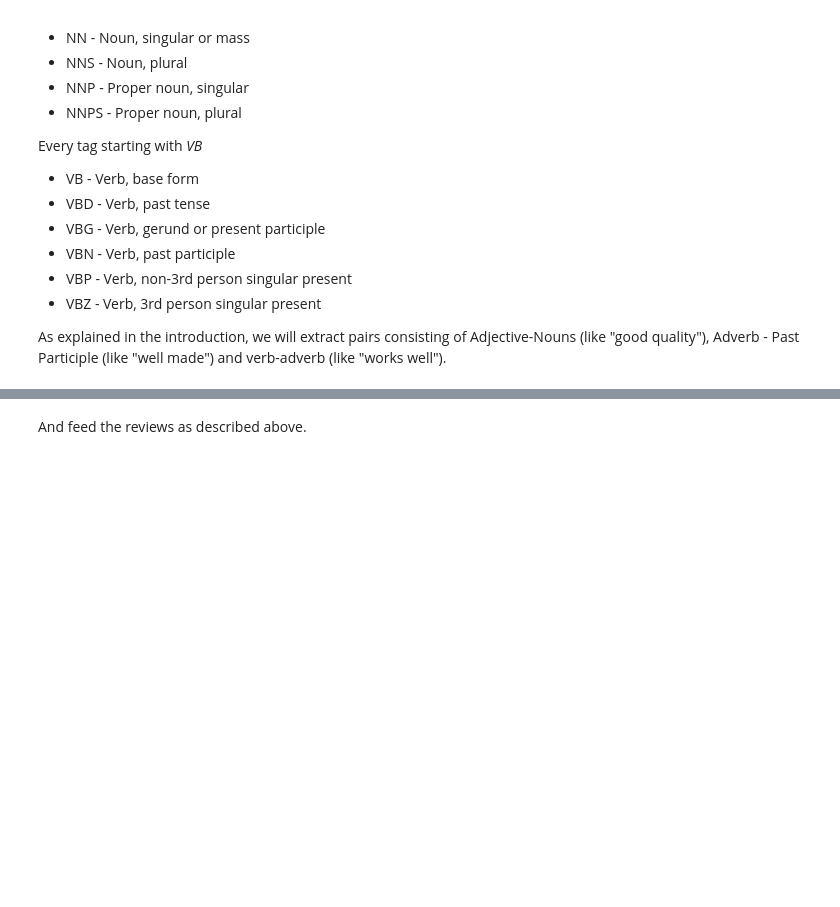
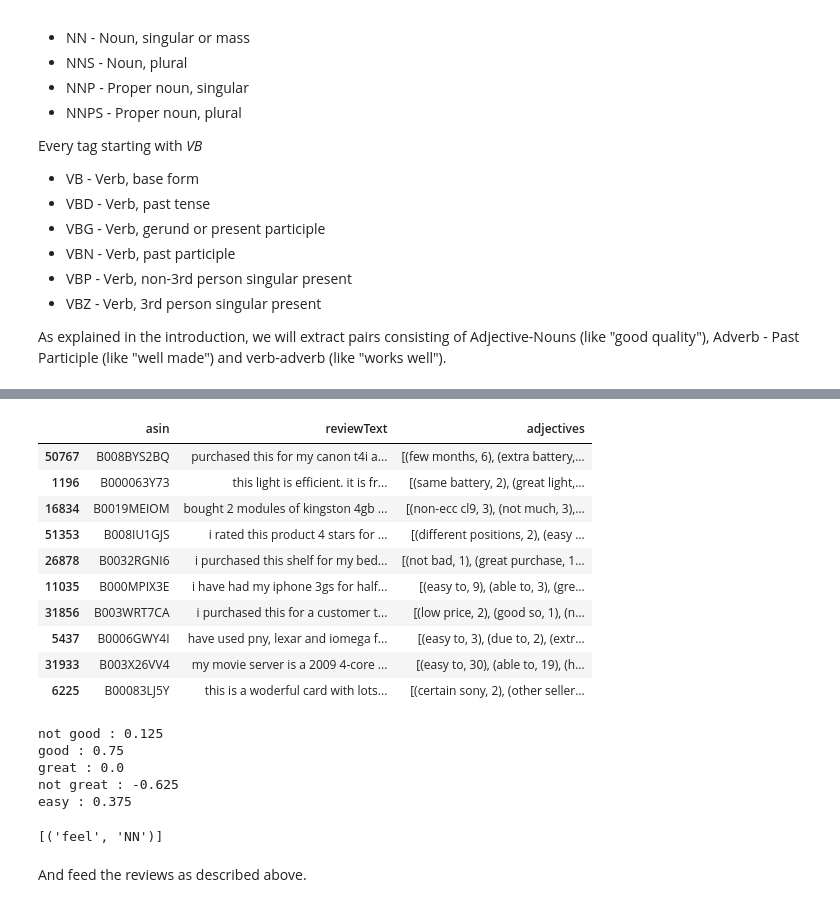
Before and after one commit to lkieliger/adagroup, a Jupyter notebook: project/Natural_Language_Project.ipynb, the cells around one changed output, grey strips where cells are left out. Cells and saved outputs as stored; diff of their text form; code cells hidden in the pictures; blank space fills up the shorter version.

Commit message:
Implement adjective extraction

```diff
--- a/project/Natural_Language_Project.ipynb
+++ b/project/Natural_Language_Project.ipynb
@@ -364,0 +431,3 @@ def getCollocations(text, window=2,  find_trigrams=False):
+# %%
+df_sampled_products = df_product.sample(10, random_state=2)
+df_sampled_products
@@ -365,3 +446,41 @@ def getCollocations(text, window=2,  find_trigrams=False):
+# %%
+df_sampled_products['adjectives'] = df_sampled_products["reviewText"].apply(getAdjectives)
+df_sampled_products
+# %% [output]
+|  | asin | reviewText | adjectives |
+| 50767 | B008BYS2BQ | purchased this for my canon t4i a... | [(few months, 6), (extra battery,... |
+| 1196 | B000063Y73 | this light is efficient. it is fr... | [(same battery, 2), (great light,... |
+| 16834 | B0019MEIOM | bought 2 modules of kingston 4gb ... | [(non-ecc cl9, 3), (not much, 3),... |
+| 51353 | B008IU1GJS | i rated this product 4 stars for ... | [(different positions, 2), (easy ... |
+| 26878 | B0032RGNI6 | i purchased this shelf for my bed... | [(not bad, 1), (great purchase, 1... |
+| 11035 | B000MPIX3E | i have had my iphone 3gs for half... | [(easy to, 9), (able to, 3), (gre... |
+| 31856 | B003WRT7CA | i purchased this for a customer t... | [(low price, 2), (good so, 1), (n... |
+| 5437 | B0006GWY4I | have used pny, lexar and iomega f... | [(easy to, 3), (due to, 2), (extr... |
+| 31933 | B003X26VV4 | my movie server is a 2009 4-core ... | [(easy to, 30), (able to, 19), (h... |
+| 6225 | B00083LJ5Y | this is a woderful card with lots... | [(certain sony, 2), (other seller... |
+# %%
+from SentimentAnalyser import *
+
+sentimentAnalyzer = SentimentAnalyser()
+
+def analyze_sentiment():
+    pass
+
+examples = ['not good', 'good', 'great', 'not great', 'easy']
+
+for sentence in examples:
+    print("{} : {}".format(sentence, sentimentAnalyzer.sentiment_score_for_raw_sentence(sentence)))
+# %% [output]
+not good : 0.125
+good : 0.75
+great : 0.0
+not great : -0.625
+easy : 0.375
+# %%
+tags = nltk.pos_tag(nltk.word_tokenize("feel"))
+print(tags)
+# %% [output]
+[('feel', 'NN')]
 # %% [markdown]
 And feed the reviews as described above.
 # %%
```
Also changed, not shown: parts of 3 cells of this notebook.
